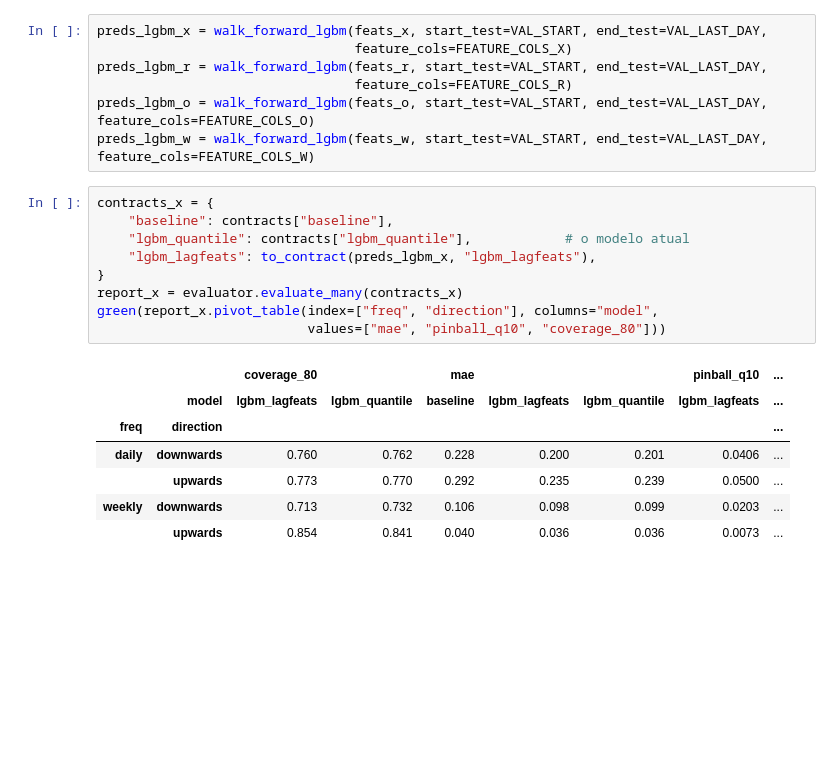
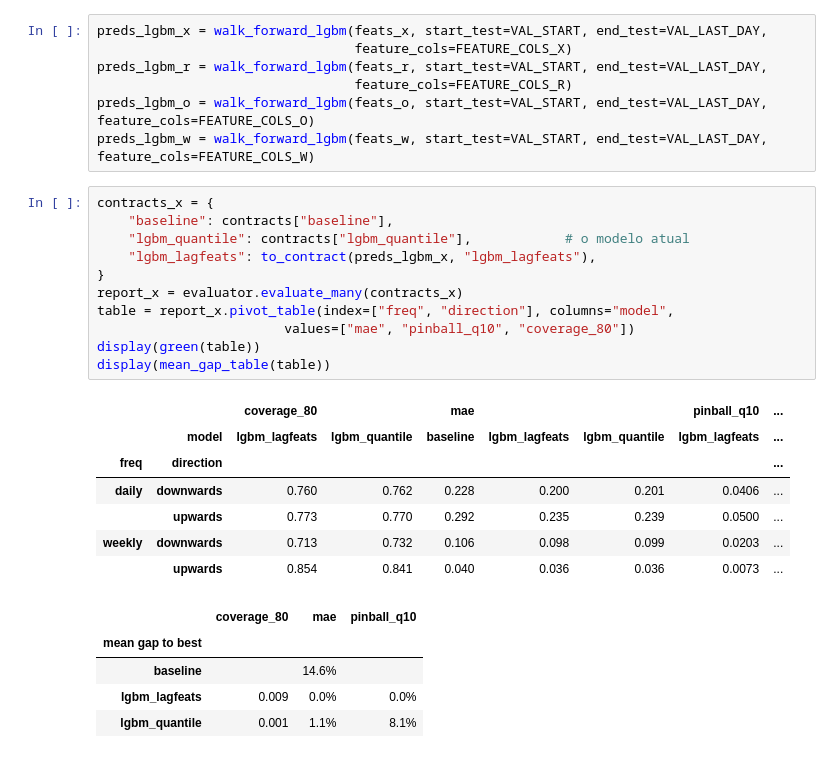
Before and after one commit to carolinaaraujo23/Swissgrid-reserve-price-forecast, a Jupyter notebook: notebooks/lgbm.ipynb, the cells around one changed output. Cells and saved outputs as stored; diff of their text form; blank space fills up the shorter version.

```diff
--- a/notebooks/lgbm.ipynb
+++ b/notebooks/lgbm.ipynb
@@ -365,20 +424,27 @@ preds_lgbm_w = walk_forward_lgbm(feats_w, start_test=VAL_START, end_test=VAL_LAS
 # %%
 contracts_x = {
     "baseline": contracts["baseline"],
     "lgbm_quantile": contracts["lgbm_quantile"],            # o modelo atual
     "lgbm_lagfeats": to_contract(preds_lgbm_x, "lgbm_lagfeats"),
 }
 report_x = evaluator.evaluate_many(contracts_x)
-green(report_x.pivot_table(index=["freq", "direction"], columns="model",
-                           values=["mae", "pinball_q10", "coverage_80"]))
+table = report_x.pivot_table(index=["freq", "direction"], columns="model",
+                        values=["mae", "pinball_q10", "coverage_80"])
+display(green(table))
+display(mean_gap_table(table))
 # %% [output]
 |  |  | coverage_80 |  | mae |  |  | pinball_q10 | ... |
 |  | model | lgbm_lagfeats | lgbm_quantile | baseline | lgbm_lagfeats | lgbm_quantile | lgbm_lagfeats | ... |
 | freq | direction |  |  |  |  |  |  | ... |
 | daily | downwards | 0.760 | 0.762 | 0.228 | 0.200 | 0.201 | 0.0406 | ... |
 |  | upwards | 0.773 | 0.770 | 0.292 | 0.235 | 0.239 | 0.0500 | ... |
 | weekly | downwards | 0.713 | 0.732 | 0.106 | 0.098 | 0.099 | 0.0203 | ... |
 |  | upwards | 0.854 | 0.841 | 0.040 | 0.036 | 0.036 | 0.0073 | ... |
+|  | coverage_80 | mae | pinball_q10 |
+| mean gap to best |  |  |  |
+| baseline |  | 14.6% |  |
+| lgbm_lagfeats | 0.009 | 0.0% | 0.0% |
+| lgbm_quantile | 0.001 | 1.1% | 8.1% |
 # %%
 contracts_r = {
     "baseline": contracts["baseline"],
```
Also changed, not shown: parts of 6 cells of this notebook, 7 other files.
